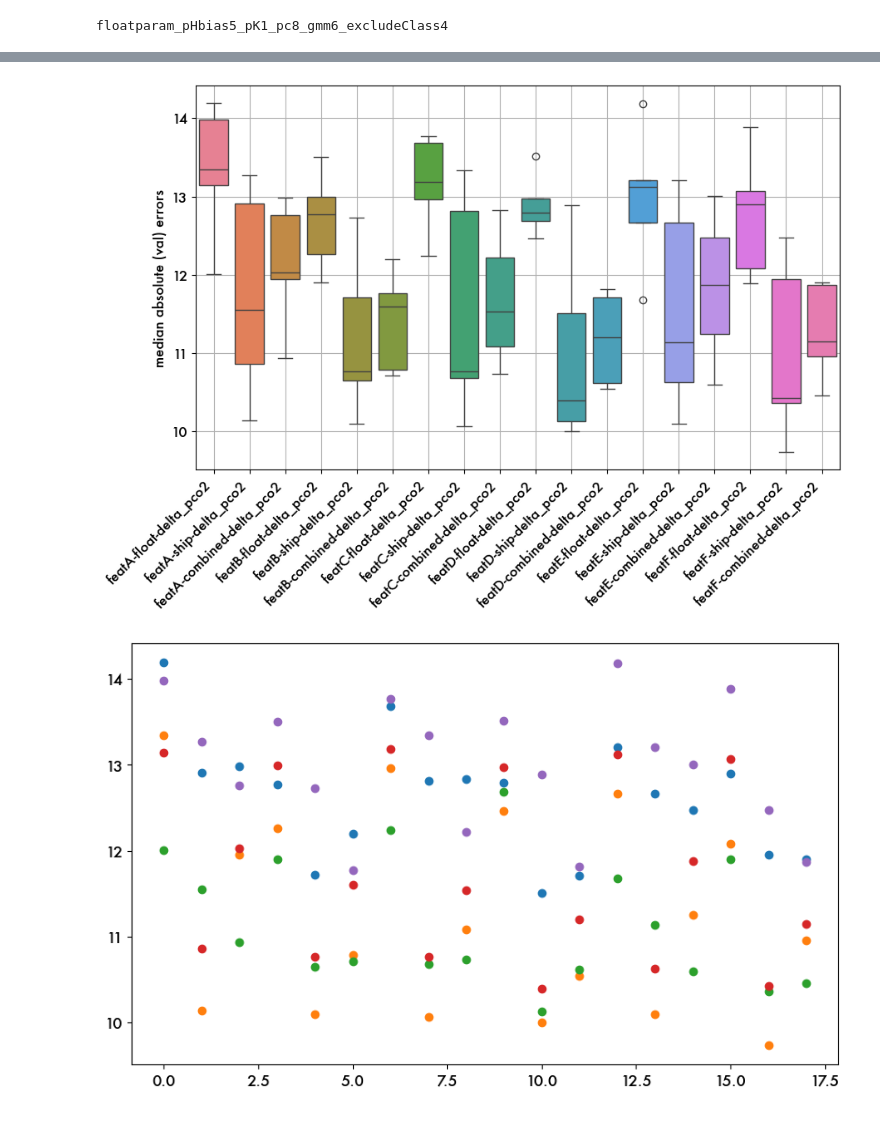
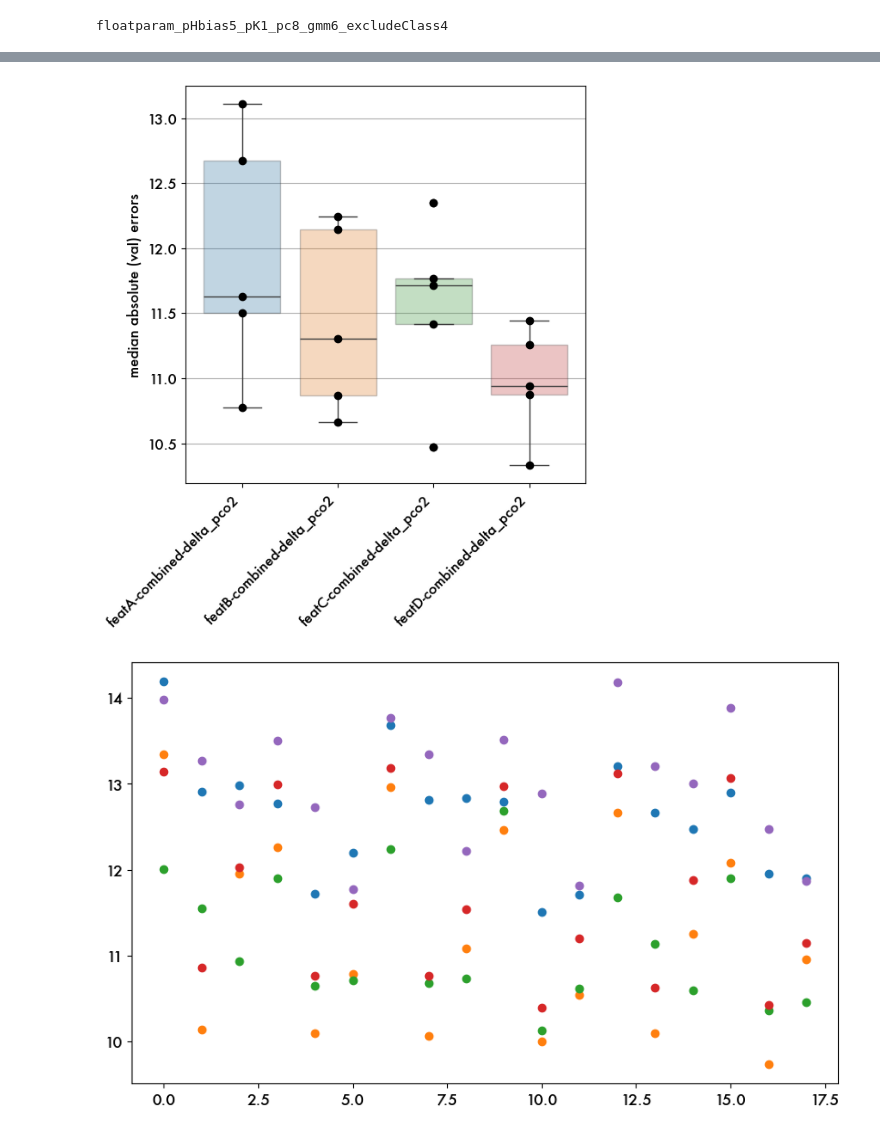
Before and after one commit to song-sangmin/CRUSOE-SOCarbon, a Jupyter notebook: src/3.2_kfold_clustered_RFR.ipynb, the cells around one changed output, grey strips where cells are left out. Cells and saved outputs as stored; diff of their text form; code cells hidden in the pictures.

Commit message:
Post OSM state - clustered RFR with new linear calibration

```diff
--- a/src/3.2_kfold_clustered_RFR.ipynb
+++ b/src/3.2_kfold_clustered_RFR.ipynb
@@ -373,6 +346,7 @@ floatparam_pHbias5_pK1_pc8_gmm6_excludeClass4
 # COMMENT OUT IF YOU WANT TO KEEP OLD RUNS
 # storedCV = {run_tag:{nfold:None for nfold in cvtainer_final.fold_list} for run_tag in run_tags}
 # %%
+# == MAIN TRAINING FOR CROSS-VALIDATION
 print('===> Training RFR (' + desc + ') ' +datetime.now().strftime('%Y-%m-%d %H:%M:%S') )
 
 for run_tag in tqdm(run_tags[:]):
@@ -392,12 +366,12 @@ for run_tag in tqdm(run_tags[:]):
     for nfold in cvtainer_final.fold_list:    # separate for each fold, same run tag
         RFR_clustered = mod_reg.ClusteredModelVersion(ind_list = k_list, feat_list = feat_list) #singleRun
 
-        fold_traindict_byClass = traindict_byFold[nfold] # dictionary with keys 1...nclusters, each is a dataframe for that class, that fold
+        fold_traindict_byClass = traindict_byFold[nfold] # dictionary keyed by cluster, holding dataframes
         fold_trainDF = pd.concat(fold_traindict_byClass.values())
         fold_valDF = valdict_byFold[nfold]
 
         for k in k_list:
-            trainingDF_class = fold_traindict_byClass[k] # for kfold,
+            trainingDF_class = fold_traindict_byClass[k] # new training dictionary for each kfold / class
             RFR_clustered.models[k] = mod_reg.fit_single_RFR(feat_list,
                                     trainingDF_class,
                                     var_predict = var_predict,
@@ -407,8 +381,8 @@ for run_tag in tqdm(run_tags[:]):
 
         # === VALIDATION ERRORS (and training errors for calibration)
 
-        RFR_clustered.weighted_training = mod_reg.apply_cluster_RFR(feat_list, RFR_clustered, fold_trainDF, data_tag='train')
-        RFR_clustered.weighted_validation = mod_reg.apply_cluster_RFR(feat_list, RFR_clustered, fold_valDF, data_tag='val')
+        RFR_clustered.weighted_training = mod_reg.apply_cluster_RFR(feat_list, RFR_clustered, fold_trainDF, sample_tag='train')
+        RFR_clustered.weighted_validation = mod_reg.apply_cluster_RFR(feat_list, RFR_clustered, fold_valDF, sample_tag='val')
 
         storedCV[run_tag][nfold] = RFR_clustered
 # %% [output]
@@ -501,13 +439,36 @@ runtag_errors = {rt:[mod_reg.summarize_DF_errors(storedCV[rt][use_fold].weighted
 # %%
 import seaborn as sns
-fig = plt.figure(figsize=(10,6))
+
+# type='_'
+type = 'combined'
+# type = 'float'
+# type = 'ship'
+
+which_tags = [rt for rt in run_tags if type in rt]
+
+runtag_errors = {rt:[mod_reg.summarize_DF_errors(storedCV[rt][use_fold].weighted_validation)[0]
+                     for use_fold in cvtainer_final.fold_list]
+                     for rt in run_tags}
+
+plt_data = {k:dat for k, dat in runtag_errors.items() if k in which_tags}
+
+fig = plt.figure(figsize=(len(plt_data.keys())*1.5,6))
 ax = fig.gca()
-sns.boxplot(data=runtag_errors, ax=ax)
-ax.set_xticklabels(run_tags, rotation=45, ha='right')
+
+
+sns.boxplot(data=plt_data, ax=ax, boxprops={'alpha':0.3}, zorder=2)
+# ax.boxplot(data=plt_data, zorder=2)
+
+for ind, k in enumerate(plt_data.keys()):
+    ax.scatter(np.tile(ind, len(plt_data[k])), plt_data[k], color='k', label=k, zorder=5)
+# ax.scatter(storedRuns_summary.index, storedRuns_summary.median_AE, label=use_fold)
+
+# ax scatter()
+ax.set_xticklabels(which_tags, rotation=45, ha='right')
 ax.set_ylabel('median absolute (val) errors' )
-ax.grid()
+ax.grid(axis='y')
 # %% [output]
-[figure, old version]
+[figure, new version]
 # %%
 fig = plt.figure(figsize=(10,6))
 ax = fig.gca()
```
Also changed, not shown: parts of 66 cells of this notebook, 20 other files.
